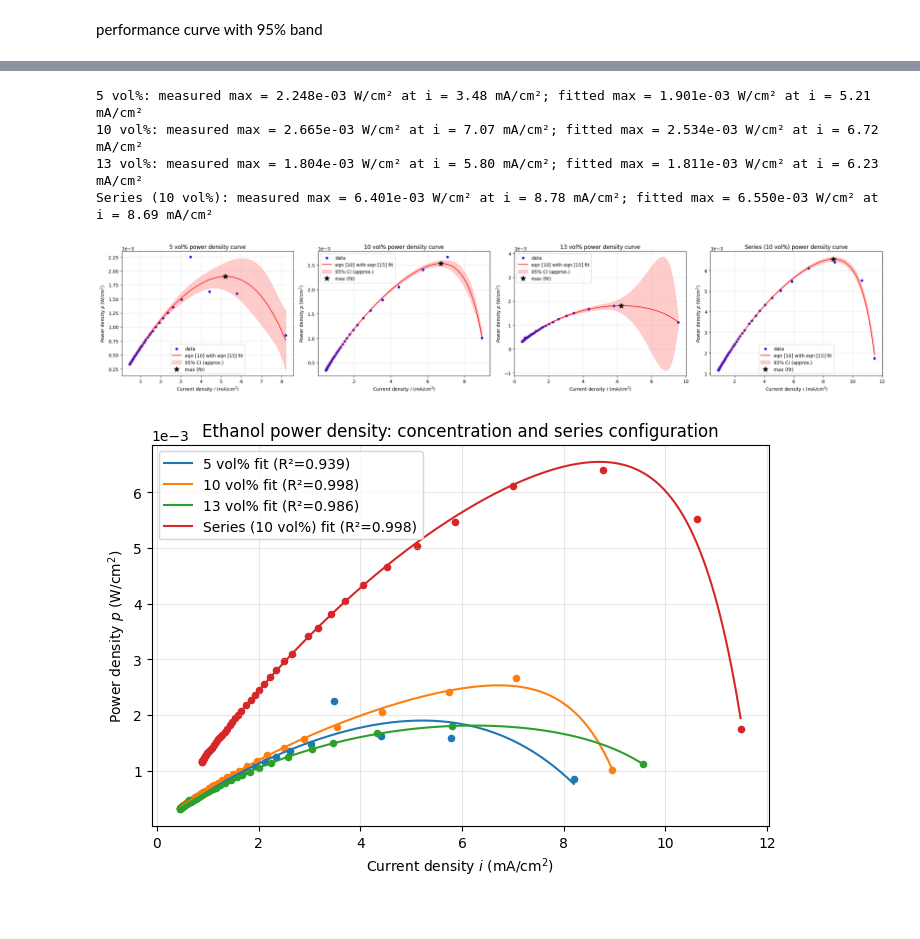
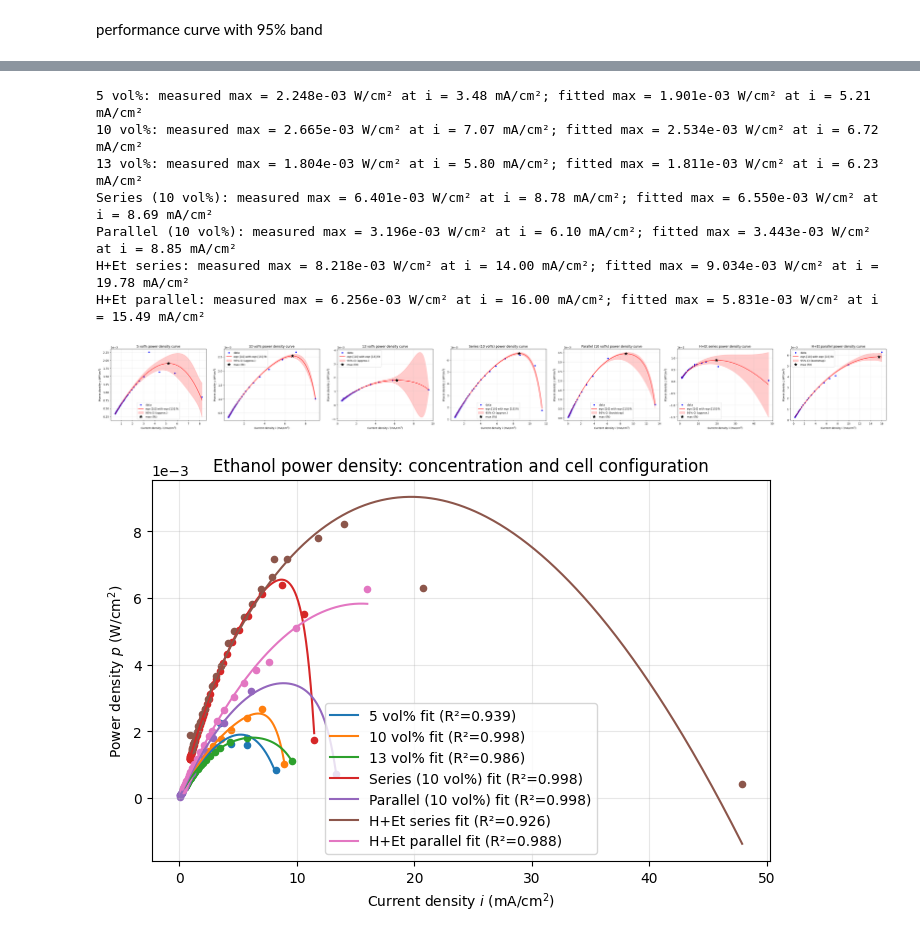
Before and after one commit to kudinha/MW1-Rotation-C-D, a Jupyter notebook: Hydrogen_and_Ethanol_Fuel_Cell_Analysis.ipynb, the cells around one changed output, grey strips where cells are left out. Drawn from its saved outputs; the diff is of its cells as text; code cells hidden in the pictures.

```diff
--- a/Hydrogen_and_Ethanol_Fuel_Cell_Analysis.ipynb
+++ b/Hydrogen_and_Ethanol_Fuel_Cell_Analysis.ipynb
@@ -314,7 +346,5 @@ A 95% confidence band is shown only for comparatively well-fitting, numerically
 # %%
 # Equation [15] is already defined as model(i, C, B, R, w, z) above.
-# These settings apply to plotting the ethanol fits ONLY.
-
 
 def ethanol_full_fit(i, V):
     linear_guess, _ = linear_scale_fit(i, V)
@@ -356,7 +386,7 @@ for name, i, V in ethanol_datasets:
     # A poor fit, ill-defined parameter errors, or boundary estimates
     # makes the usual local-linearized confidence band hard to interpret.
     sds = np.sqrt(np.maximum(np.diag(cov), 0))
-    stable = np.isfinite(cov).all()
+    stable = bool(np.isfinite(cov).all() and np.isfinite(sds).all())
     ethanol_fits[name] = (p, cov, r2, stable)
     print(f"--- {name} (R² = {r2:.4f}; 95% CI {'shown' if stable else 'not shown'})")
     for param, value, sd in zip(["C", "B", "R", "w", "z"], p, sds):
@@ -392,11 +485,13 @@ for ax, (name, i, V) in zip(axes.ravel(), ethanol_datasets):
 
     ax.scatter(i, V, s=20, color="b", label="data")
     ax.plot(i_fit, V_fit, "r-", label="eqn [15] fit")
-    if stable:
-        band = conf_band(i_fit, p, cov, len(i))
-        if np.isfinite(band).all():
-            ax.fill_between(i_fit, V_fit - band, V_fit + band,
-                            color="r", alpha=0.2, label="95% CI (approx.)")
+    interval = ethanol_intervals[name]
+    if interval is not None:
+        lo, hi = interval
+        label = "95% CI (bootstrap)" if name in PARALLEL_LABELS else "95% CI (approx.)"
+        ax.fill_between(i_fit, lo, hi, color="r", alpha=0.2, label=label)
+    else:
+        print(f"{name}: 95% CI unavailable from this fit; no interval fabricated.")
     ax.set_xlabel(r"Current density $i$ (mA/cm$^2$)")
     ax.set_ylabel(r"Voltage $V$ (mV)")
     ax.set_title(f"{name} performance curve")
@@ -409,10 +504,10 @@ plt.show()
 # %%
 # Ethanol raw polarization comparison (same type of graph as hydrogen).
 # Converts the model's units back from mV to V; since AREA is in cm²,
-# measured current I [mA] = i [mA/cm²] * AREA [cm²].
+# measured current I [mA] = i [mA/cm²] * effective area [cm²].
 fig, ax = plt.subplots(figsize=(7, 5))
 for name, i, V in ethanol_datasets:
-    ax.scatter(i * AREA, V / 1000.0, s=25, label=f"{name} (n={len(i)})")
+    ax.scatter(i * condition_area(name), V / 1000.0, s=25, label=f"{name} (n={len(i)})")
 ax.set_xlabel(r"Current $I$ (mA)")
 ax.set_ylabel(r"Voltage $V$ (V)")
 ax.set_title("Ethanol polarization curves: concentration and configuration")
@@ -442,41 +537,45 @@ for ax, (name, i, V) in zip(axes.ravel(), ethanol_datasets):
 
     ax.scatter(i, p_data, color="b", s=20, label="data")
     ax.plot(i_fit, p_fit, "r-", label="eqn [10] with eqn [15] fit")
-    if stable:
-        band = conf_band(i_fit, p_par, cov, len(i)) * i_fit * 1e-6
-        if np.isfinite(band).all():
-            ax.fill_between(i_fit, p_fit - band, p_fit + band,
-                            color="r", alpha=0.2, label="95% CI (approx.)")
+    interval = ethanol_intervals[name]
+    if interval is not None:
+        lo, hi = interval
+        label = "95% CI (bootstrap)" if name in PARALLEL_LABELS else "95% CI (approx.)"
+        ax.fill_between(i_fit, lo * i_fit * 1e-6, hi * i_fit * 1e-6,
+                        color="r", alpha=0.2, label=label)
     ax.plot(i_fit[k_fit], p_fit[k_fit], "k*", ms=12, label="max (fit)")
     ax.set_xlabel(r"Current density $i$ (mA/cm$^2$)")
     ax.set_ylabel(r"Power density $p$ (W/cm$^2$)")
     ax.set_title(f"{name} power density curve")
     ax.ticklabel_format(axis="y", style="sci", scilimits=(-2, 2))
     ax.legend()
     ax.grid(alpha=0.3)
 plt.tight_layout()
 plt.show()
 
 # Overlay: all ethanol conditions in a single power-density comparison.
 fig, ax = plt.subplots(figsize=(7, 5))
 for name, i, V in ethanol_datasets:
     p_par, _, r2, _ = ethanol_fits[name]
     i_fit = np.linspace(i.min(), i.max(), 400)
     line, = ax.plot(i_fit, model(i_fit, *p_par) * i_fit * 1e-6,
                     label=f"{name} fit (R²={r2:.3f})")
     ax.scatter(i, V * i * 1e-6, s=20, color=line.get_color())
 ax.set_xlabel(r"Current density $i$ (mA/cm$^2$)")
 ax.set_ylabel(r"Power density $p$ (W/cm$^2$)")
-ax.set_title("Ethanol power density: concentration and series configuration")
+ax.set_title("Ethanol power density: concentration and cell configuration")
 ax.ticklabel_format(axis="y", style="sci", scilimits=(-2, 2))
 ax.legend()
 ax.grid(alpha=0.3)
 plt.tight_layout()
 plt.show()
 # %% [output]
 5 vol%: measured max = 2.248e-03 W/cm² at i = 3.48 mA/cm²; fitted max = 1.901e-03 W/cm² at i = 5.21 mA/cm²
 10 vol%: measured max = 2.665e-03 W/cm² at i = 7.07 mA/cm²; fitted max = 2.534e-03 W/cm² at i = 6.72 mA/cm²
 13 vol%: measured max = 1.804e-03 W/cm² at i = 5.80 mA/cm²; fitted max = 1.811e-03 W/cm² at i = 6.23 mA/cm²
 Series (10 vol%): measured max = 6.401e-03 W/cm² at i = 8.78 mA/cm²; fitted max = 6.550e-03 W/cm² at i = 8.69 mA/cm²
+Parallel (10 vol%): measured max = 3.196e-03 W/cm² at i = 6.10 mA/cm²; fitted max = 3.443e-03 W/cm² at i = 8.85 mA/cm²
+H+Et series: measured max = 8.218e-03 W/cm² at i = 14.00 mA/cm²; fitted max = 9.034e-03 W/cm² at i = 19.78 mA/cm²
+H+Et parallel: measured max = 6.256e-03 W/cm² at i = 16.00 mA/cm²; fitted max = 5.831e-03 W/cm² at i = 15.49 mA/cm²
-[figure, old version]
+[figure, new version]
-[figure, old version]
+[figure, new version]
```
Also changed, not shown: parts of 14 cells of this notebook.
